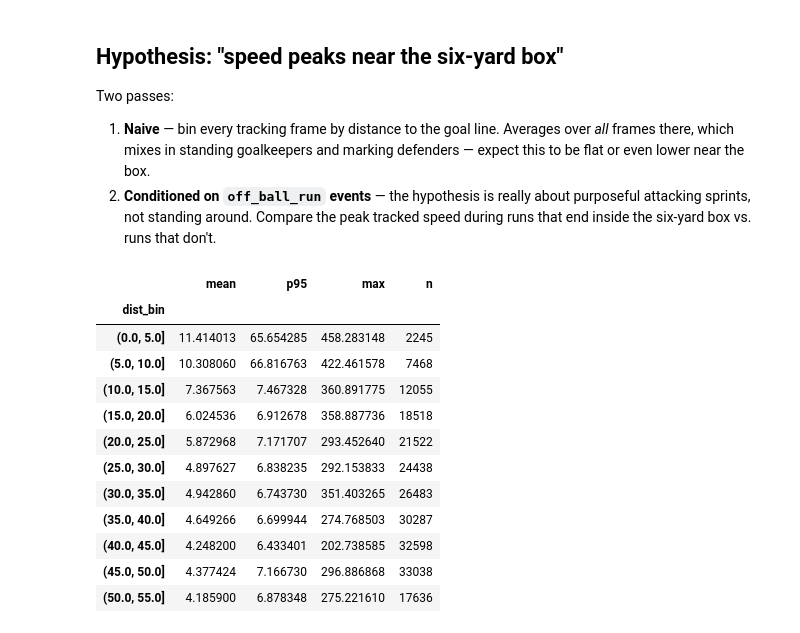
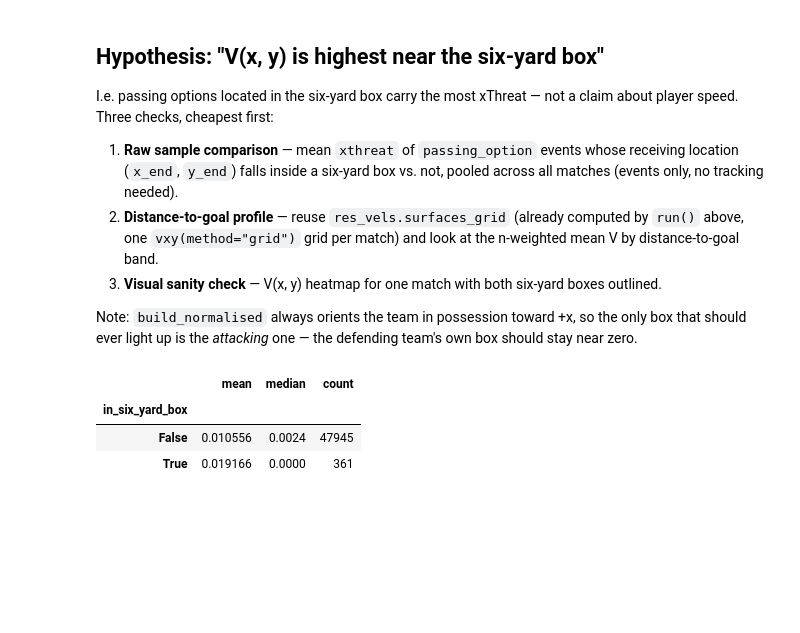
Before and after one commit to piperojas0618/analytics_cup_2.0_defense, a Jupyter notebook: notebooks/02_velocities.ipynb, the cells around one changed output. Saved outputs shown, nothing was run; the diff lists cells and outputs as text; code cells hidden in the pictures; blank space fills up the shorter version.

```diff
--- a/notebooks/02_velocities.ipynb
+++ b/notebooks/02_velocities.ipynb
@@ -55,39 +58,43 @@ sg[["vx", "vy", "speed"]].describe()
 # %% [markdown]
-## Hypothesis: "speed peaks near the six-yard box"
+## Hypothesis: "V(x, y) is highest near the six-yard box"
 
-Two passes:
-1. **Naive** — bin every tracking frame by distance to the goal line. Averages
-   over *all* frames there, which mixes in standing goalkeepers and marking
-   defenders — expect this to be flat or even lower near the box.
-2. **Conditioned on `off_ball_run` events** — the hypothesis is really about
-   purposeful attacking sprints, not standing around. Compare the peak tracked
-   speed during runs that end inside the six-yard box vs. runs that don't.
+I.e. passing options located in the six-yard box carry the most xThreat — not
+a claim about player speed. Three checks, cheapest first:
+1. **Raw sample comparison** — mean `xthreat` of `passing_option` events whose
+   receiving location (`x_end`, `y_end`) falls inside a six-yard box vs. not,
+   pooled across all matches (events only, no tracking needed).
+2. **Distance-to-goal profile** — reuse `res_vels.surfaces_grid` (already
+   computed by `run()` above, one `vxy(method="grid")` grid per match) and
+   look at the n-weighted mean V by distance-to-goal band.
+3. **Visual sanity check** — V(x, y) heatmap for one match with both
+   six-yard boxes outlined.
+
+Note: `build_normalised` always orients the team in possession toward +x, so
+the only box that should ever light up is the *attacking* one — the defending
+team's own box should stay near zero.
 # %%
 import numpy as np
+from src.data_io.load import iter_matches, list_match_ids
 
-# Pass 1 (naive): all frames, attacking outfield players only (in_possession
-# excludes GKs / off-ball defenders who stand still near their own box).
-t = tracking0.merge(sg[["frame", "player_id", "speed"]], on=["frame", "player_id"]).dropna(subset=["speed"])
-att = t[t.in_possession & ~t.is_gk].copy()
-att["dist_to_goal"] = m0.pitch_length / 2 - att.x.abs()  # 0 = goal line, 5.5 = edge of six-yard box
 
-bins = np.arange(0, m0.pitch_length / 2 + 5, 5)
-att["dist_bin"] = pd.cut(att.dist_to_goal, bins)
-naive = att.groupby("dist_bin", observed=True).speed.agg(mean="mean", p95=lambda s: s.quantile(0.95),
-                                                         max="max", n="count")
-naive
+def in_six_yard_box(x, y, pitch_length):
+    return (x.abs() >= pitch_length / 2 - 5.5) & (x.abs() <= pitch_length / 2) & (y.abs() <= 9.16)
+
+
+# Check 1: raw samples, pooled across all matches. with_tracking=False - this
+# only needs event columns, not the (slow) tracking file.
+po_all = []
+for m in iter_matches(cfg["data"]["matches_dir"], list_match_ids(cfg["data"]["matches_dir"]),
+                      with_tracking=False):
+    po = m.events[m.events.event_type == "passing_option"].dropna(subset=["x_end", "y_end", "xthreat"]).copy()
+    po["in_six_yard_box"] = in_six_yard_box(po.x_end, po.y_end, m.pitch_length)
+    po_all.append(po[["match_id", "in_six_yard_box", "xthreat"]])
+
+po_all = pd.concat(po_all, ignore_index=True)
+po_all.groupby("in_six_yard_box").xthreat.agg(["mean", "median", "count"])
 # %% [output]
-|  | mean | p95 | max | n |
-| dist_bin |  |  |  |  |
-| (0.0, 5.0] | 11.414013 | 65.654285 | 458.283148 | 2245 |
-| (5.0, 10.0] | 10.308060 | 66.816763 | 422.461578 | 7468 |
-| (10.0, 15.0] | 7.367563 | 7.467328 | 360.891775 | 12055 |
-| (15.0, 20.0] | 6.024536 | 6.912678 | 358.887736 | 18518 |
-| (20.0, 25.0] | 5.872968 | 7.171707 | 293.452640 | 21522 |
-| (25.0, 30.0] | 4.897627 | 6.838235 | 292.153833 | 24438 |
-| (30.0, 35.0] | 4.942860 | 6.743730 | 351.403265 | 26483 |
-| (35.0, 40.0] | 4.649266 | 6.699944 | 274.768503 | 30287 |
-| (40.0, 45.0] | 4.248200 | 6.433401 | 202.738585 | 32598 |
-| (45.0, 50.0] | 4.377424 | 7.166730 | 296.886868 | 33038 |
-| (50.0, 55.0] | 4.185900 | 6.878348 | 275.221610 | 17636 |
+|  | mean | median | count |
+| in_six_yard_box |  |  |  |
+| False | 0.010556 | 0.0024 | 47945 |
+| True | 0.019166 | 0.0000 | 361 |
 # %%
```
Also changed, not shown: parts of 5 cells of this notebook, 2 other files.
